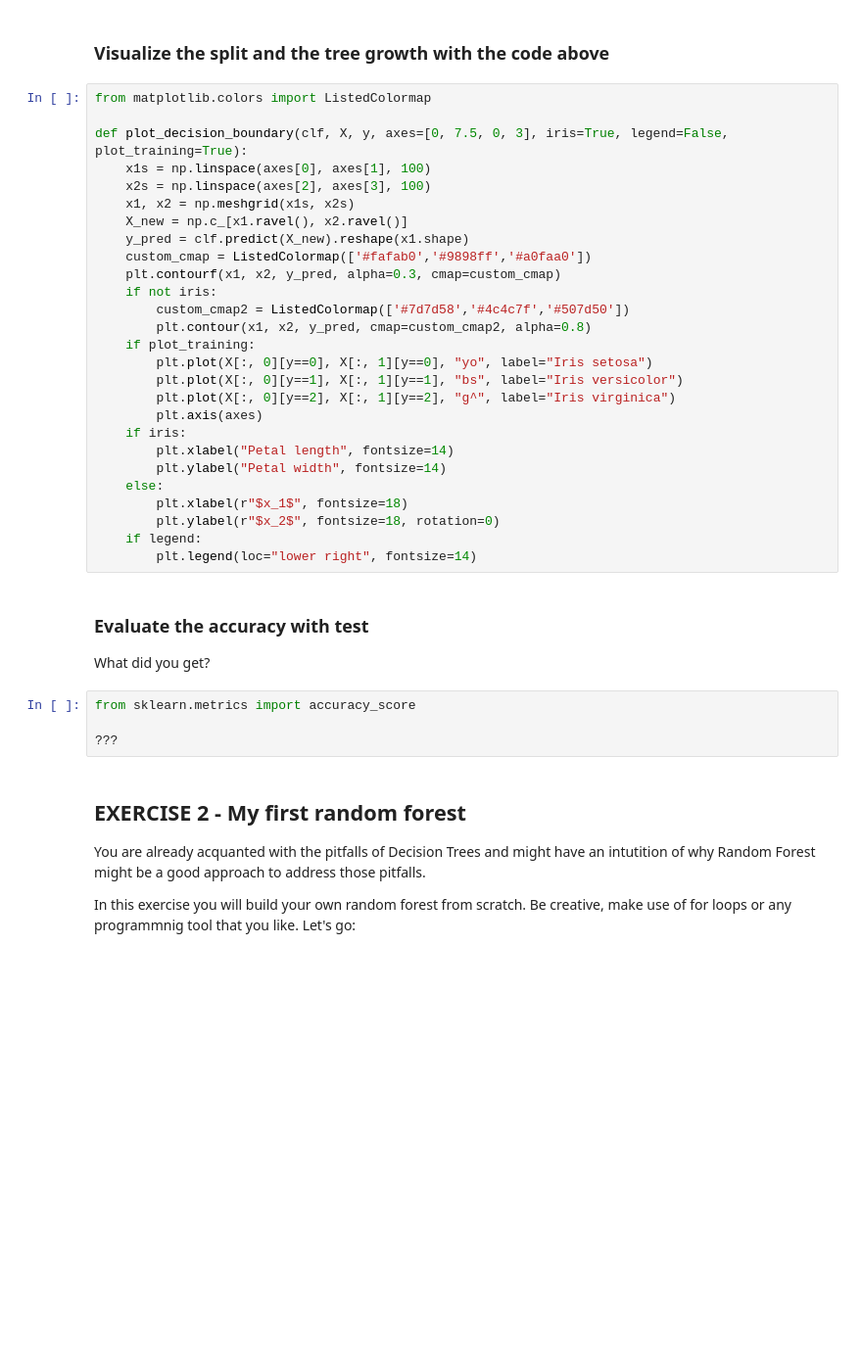
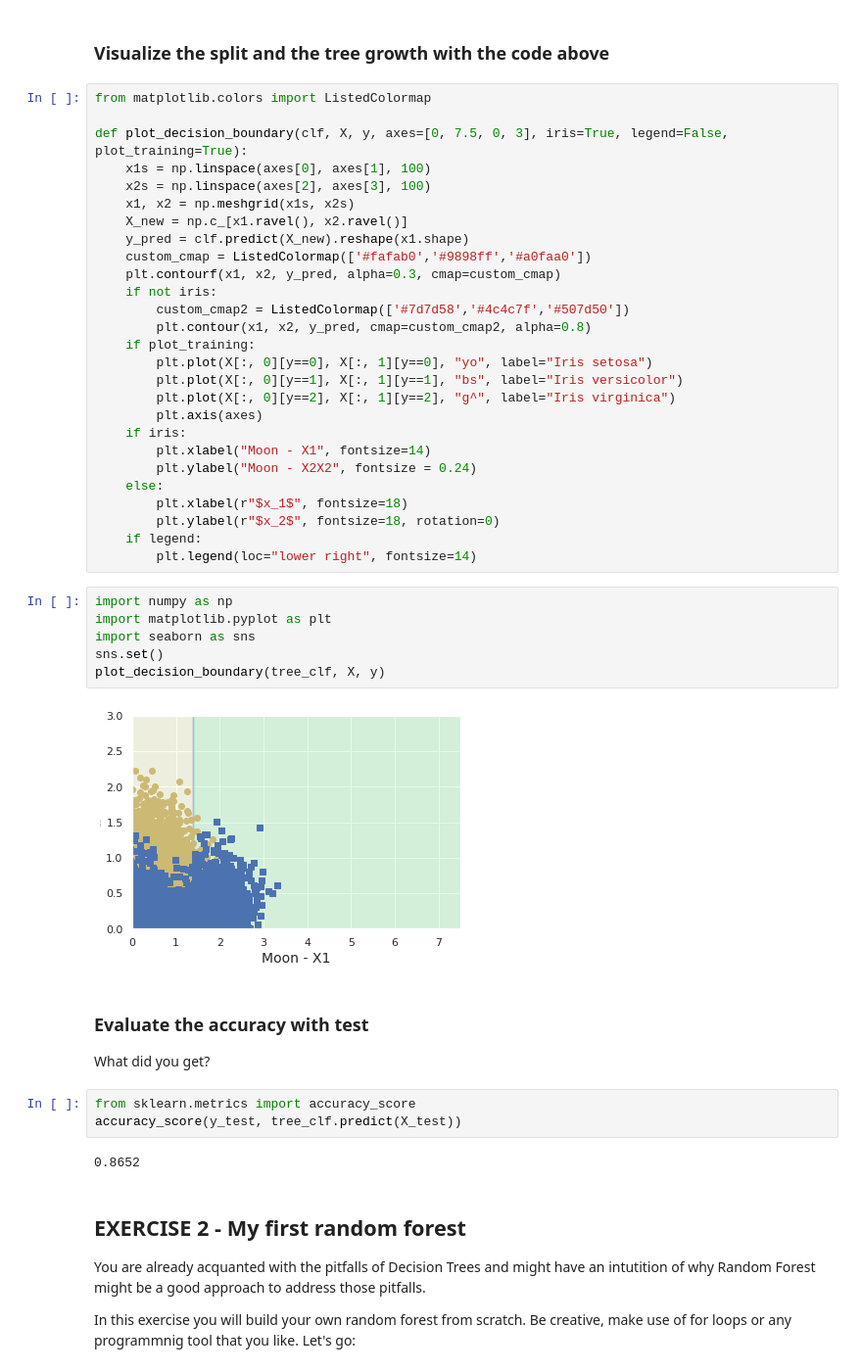
Before and after one commit to philipharman/bts-cda-2020, a Jupyter notebook: Session_6/Session_6_Classical_Data_Analysis_DT_EXERCISES.ipynb, the cells around one changed output. Shown: that part at 98% size. Cells and saved outputs as stored; diff of their text form; blank space fills up the shorter version.

```diff
--- a/Session_6/Session_6_Classical_Data_Analysis_DT_EXERCISES.ipynb
+++ b/Session_6/Session_6_Classical_Data_Analysis_DT_EXERCISES.ipynb
@@ -108,20 +103,29 @@ def plot_decision_boundary(clf, X, y, axes=[0, 7.5, 0, 3], iris=True, legend=Fal
         plt.plot(X[:, 0][y==2], X[:, 1][y==2], "g^", label="Iris virginica")
         plt.axis(axes)
     if iris:
-        plt.xlabel("Petal length", fontsize=14)
-        plt.ylabel("Petal width", fontsize=14)
+        plt.xlabel("Moon - X1", fontsize=14)
+        plt.ylabel("Moon - X2X2", fontsize = 0.24)
     else:
         plt.xlabel(r"$x_1$", fontsize=18)
         plt.ylabel(r"$x_2$", fontsize=18, rotation=0)
     if legend:
         plt.legend(loc="lower right", fontsize=14)
+# %%
+import numpy as np
+import matplotlib.pyplot as plt
+import seaborn as sns
+sns.set()
+plot_decision_boundary(tree_clf, X, y)
+# %% [output]
+[figure, added]
 # %% [markdown]
 ### Evaluate the accuracy with test
 What did you get?
 # %%
 from sklearn.metrics import accuracy_score
-
-???
+accuracy_score(y_test, tree_clf.predict(X_test))
+# %% [output]
+0.8652
 # %% [markdown]
 ## EXERCISE 2 - My first random forest
 
```
Also changed, not shown: parts of 14 cells of this notebook.
